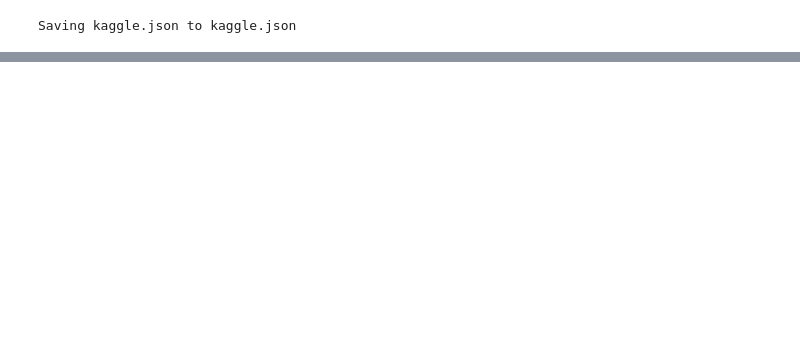
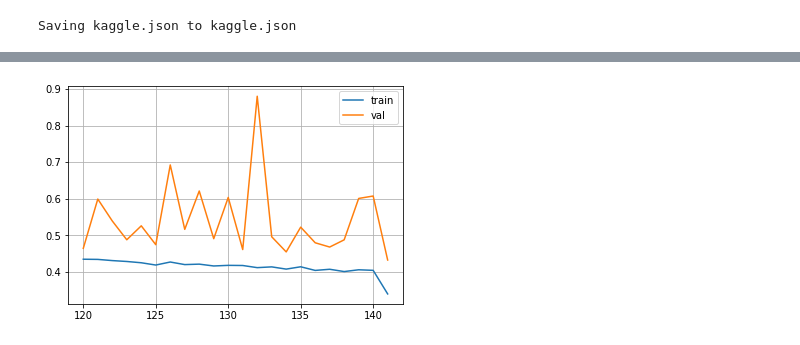
Before and after one commit to Sankek/MolecularEnergyEstimation, a Jupyter notebook: main.ipynb, the cells around one changed output, grey strips where cells are left out. Drawn from its saved outputs; the diff is of its cells as text; code cells hidden in the pictures; blank space fills up the shorter version.

```diff
--- a/main.ipynb
+++ b/main.ipynb
@@ -186,0 +245,4 @@ plot_loss(model_state, 70)
+# %%
+plot_loss(model_state, 120)
+# %% [output]
+[figure, added]
```
Also changed, not shown: parts of 19 cells of this notebook.
